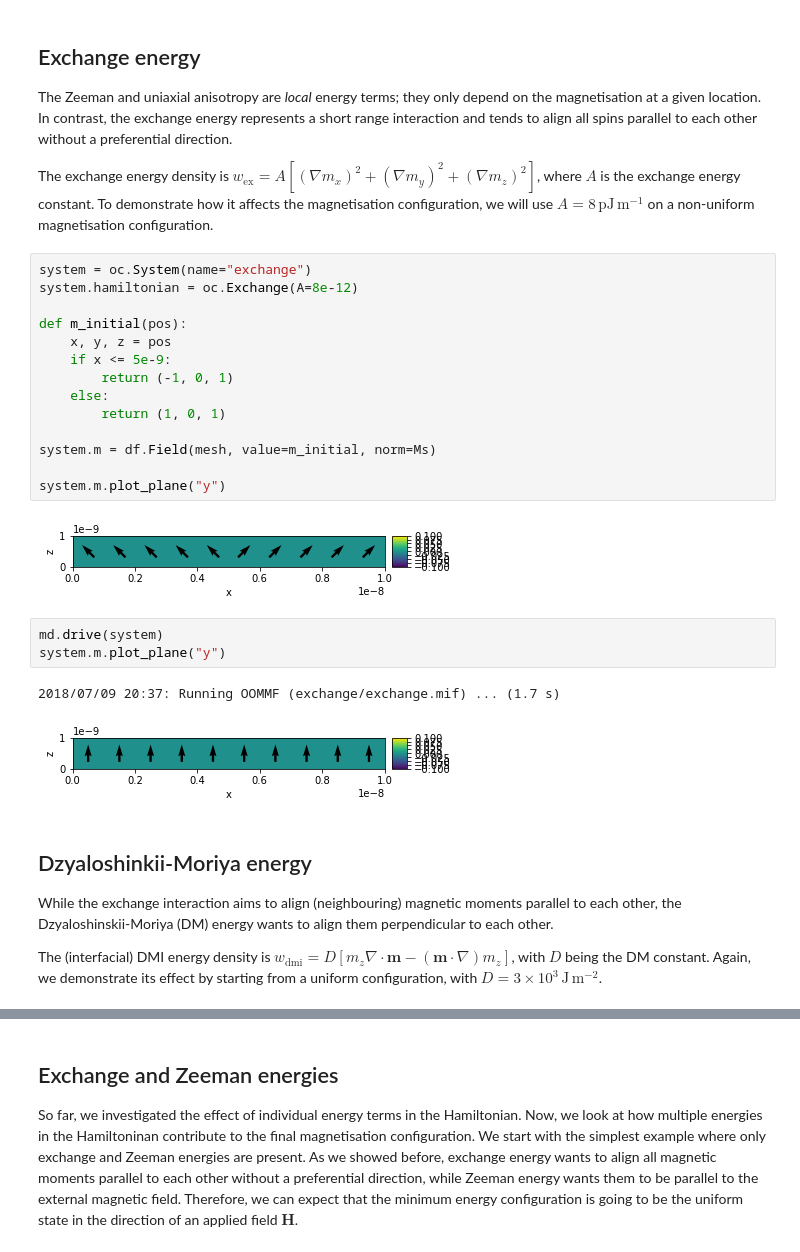
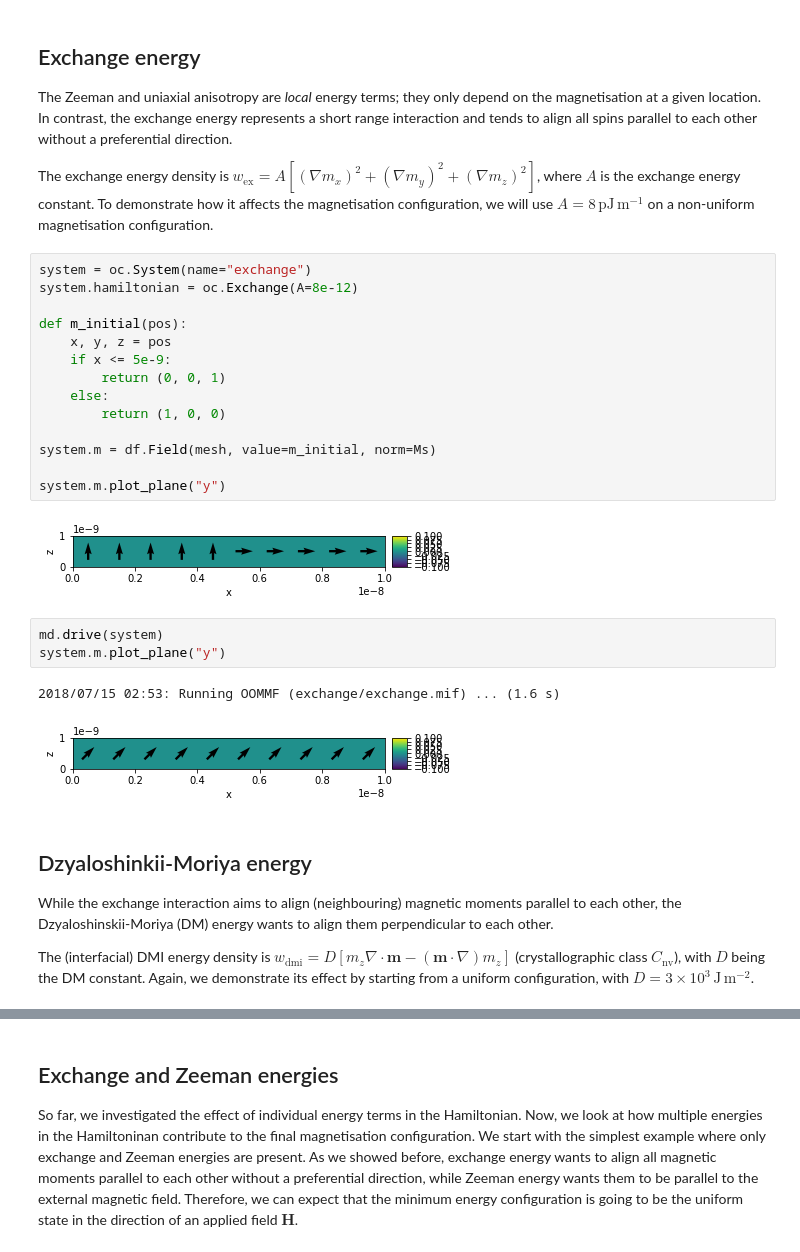
Before and after one commit to joommf-attic/icm2018-workshop, a Jupyter notebook: notebooks/02-tutorial-hamiltonian.ipynb, the cells around one changed output, grey strips where cells are left out. Cells and saved outputs as stored; diff of their text form.

```diff
--- a/notebooks/02-tutorial-hamiltonian.ipynb
+++ b/notebooks/02-tutorial-hamiltonian.ipynb
@@ -98,30 +98,30 @@ The exchange energy density is $w_\text{ex} = A[(\nabla m_{x})^{2} + (\nabla m_{
 # %%
 system = oc.System(name="exchange")
 system.hamiltonian = oc.Exchange(A=8e-12)
 
 def m_initial(pos):
     x, y, z = pos
     if x <= 5e-9:
-        return (-1, 0, 1)
+        return (0, 0, 1)
     else:
-        return (1, 0, 1)
+        return (1, 0, 0)
 
 system.m = df.Field(mesh, value=m_initial, norm=Ms)
 
 system.m.plot_plane("y")
 # %% [output]
-[figure, old version]
+[figure, new version]
 # %%
 md.drive(system)
 system.m.plot_plane("y")
 # %% [output]
-2018/07/09 20:37: Running OOMMF (exchange/exchange.mif) ... (1.7 s)
+2018/07/15 02:53: Running OOMMF (exchange/exchange.mif) ... (1.6 s)
-[figure, old version]
+[figure, new version]
 # %% [markdown]
 ## Dzyaloshinkii-Moriya energy
 
 While the exchange interaction aims to align (neighbouring) magnetic moments parallel to each other, the Dzyaloshinskii-Moriya (DM) energy wants to align them perpendicular to each other.
 
-The (interfacial) DMI energy density is $w_\text{dmi} = D[m_{z}\nabla\cdot\mathbf{m} - (\mathbf{m}\cdot\nabla)m_{z}]$, with $D$ being the DM constant. Again, we demonstrate its effect by starting from a uniform configuration, with $D = 3\times10^{3} \,\text{J}\,\text{m}^{-2}$.
+The (interfacial) DMI energy density is $w_\text{dmi} = D[m_{z}\nabla\cdot\mathbf{m} - (\mathbf{m}\cdot\nabla)m_{z}]$ (crystallographic class $C_\text{nv}$), with $D$ being the DM constant. Again, we demonstrate its effect by starting from a uniform configuration, with $D = 3\times10^{3} \,\text{J}\,\text{m}^{-2}$.
 # %%
 system = oc.System(name="dmi")
```
Also changed, not shown: parts of 11 cells of this notebook, 7 other files.
